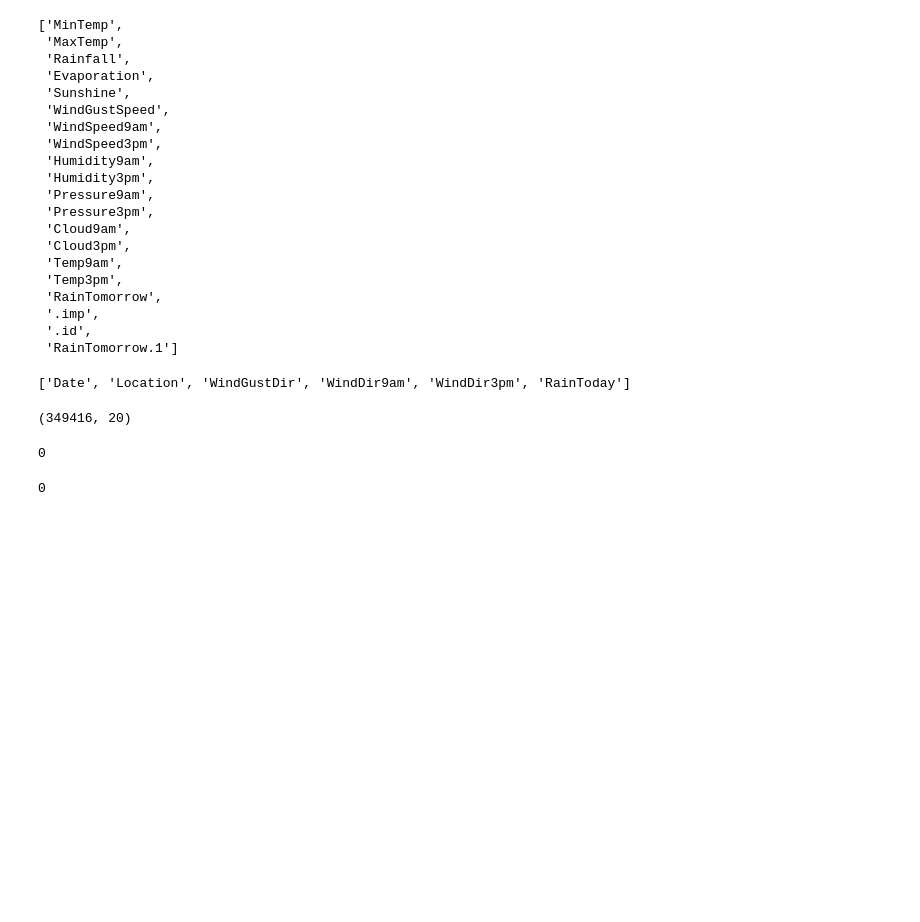
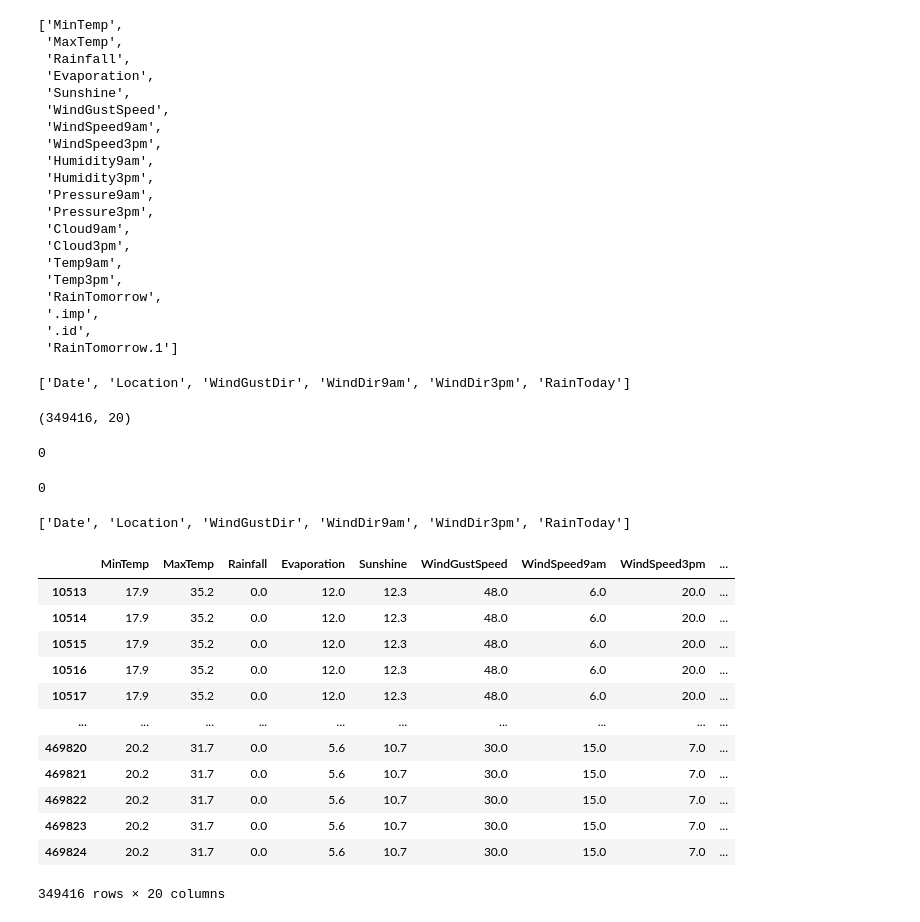
Before and after one commit to wessware/pytorch-101, a Jupyter notebook: pytorch-multiclass-classification.ipynb, the cells around one changed output. Cells and saved outputs as stored; diff of their text form; code cells hidden in the pictures; blank space fills up the shorter version.

```diff
--- a/pytorch-multiclass-classification.ipynb
+++ b/pytorch-multiclass-classification.ipynb
@@ -96,4 +97,8 @@ df[numerical_cols].isna().sum().sum()
 # %% [output]
 0
 # %%
-df = MinMaxScaler().fit_transform(df[numerical_cols])
+#df = MinMaxScaler().fit_transform(df[(numerical_cols),])
+# %%
+categorical_cols
+# %% [output]
+['Date', 'Location', 'WindGustDir', 'WindDir9am', 'WindDir3pm', 'RainToday']
@@ -99,0 +107,16 @@ df = MinMaxScaler().fit_transform(df[numerical_cols])
+# %%
+df
+# %% [output]
+|  | MinTemp | MaxTemp | Rainfall | Evaporation | Sunshine | WindGustSpeed | WindSpeed9am | WindSpeed3pm | ... |
+| 10513 | 17.9 | 35.2 | 0.0 | 12.0 | 12.3 | 48.0 | 6.0 | 20.0 | ... |
+| 10514 | 17.9 | 35.2 | 0.0 | 12.0 | 12.3 | 48.0 | 6.0 | 20.0 | ... |
+| 10515 | 17.9 | 35.2 | 0.0 | 12.0 | 12.3 | 48.0 | 6.0 | 20.0 | ... |
+| 10516 | 17.9 | 35.2 | 0.0 | 12.0 | 12.3 | 48.0 | 6.0 | 20.0 | ... |
+| 10517 | 17.9 | 35.2 | 0.0 | 12.0 | 12.3 | 48.0 | 6.0 | 20.0 | ... |
+| ... | ... | ... | ... | ... | ... | ... | ... | ... | ... |
+| 469820 | 20.2 | 31.7 | 0.0 | 5.6 | 10.7 | 30.0 | 15.0 | 7.0 | ... |
+| 469821 | 20.2 | 31.7 | 0.0 | 5.6 | 10.7 | 30.0 | 15.0 | 7.0 | ... |
+| 469822 | 20.2 | 31.7 | 0.0 | 5.6 | 10.7 | 30.0 | 15.0 | 7.0 | ... |
+| 469823 | 20.2 | 31.7 | 0.0 | 5.6 | 10.7 | 30.0 | 15.0 | 7.0 | ... |
+| 469824 | 20.2 | 31.7 | 0.0 | 5.6 | 10.7 | 30.0 | 15.0 | 7.0 | ... |
+349416 rows × 20 columns
```
Also changed, not shown: parts of 3 cells of this notebook.
